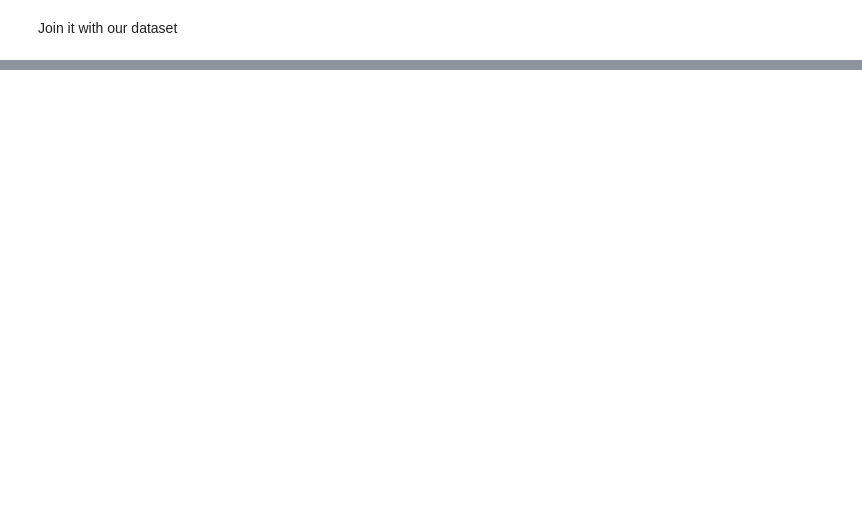
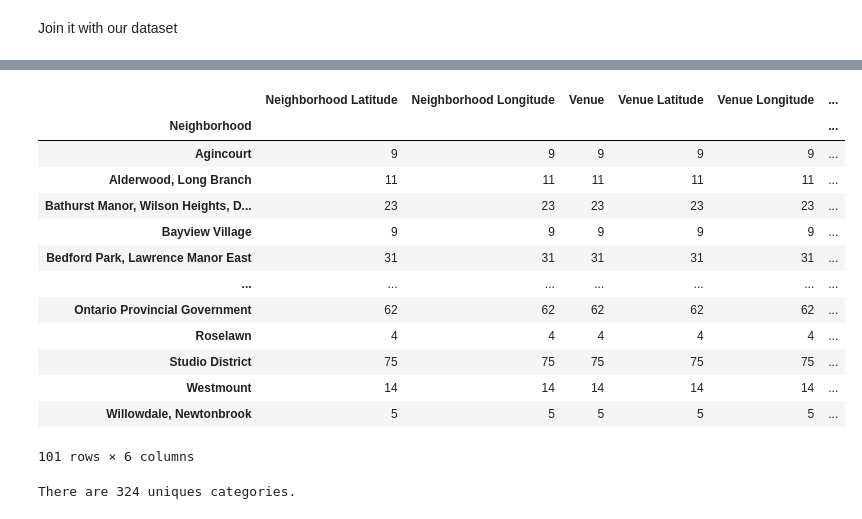
Before and after one commit to vkaramanis/Coursera_Capstone, a Jupyter notebook: Segmenting_and_Clustering_Neighborhoods_in_Toronto.ipynb, the cells around one changed output, grey strips where cells are left out. Cells and saved outputs as stored; diff of their text form; code cells hidden in the pictures; blank space fills up the shorter version.

```diff
--- a/Segmenting_and_Clustering_Neighborhoods_in_Toronto.ipynb
+++ b/Segmenting_and_Clustering_Neighborhoods_in_Toronto.ipynb
@@ -156,0 +144,18 @@ df.head()
+# %%
+map_newyork = folium.Map(location=[43.651070, -79.347015], zoom_start=10)
+
+# add markers to map
+for lat, lng, borough, neighborhood in zip(df['Latitude'], df['Longitude'], df['Borough'], df['Neighborhood']):
+    label = '{}, {}'.format(neighborhood, borough)
+    label = folium.Popup(label, parse_html=True)
+    folium.CircleMarker(
+        [lat, lng],
+        radius=5,
+        popup=label,
+        color='blue',
+        fill=True,
+        fill_color='#3186cc',
+        fill_opacity=0.7,
+        parse_html=False).add_to(map_newyork)
+
+map_newyork
@@ -156,0 +251,21 @@ df.head()
+# %%
+toronto_venues.groupby('Neighborhood').count()
+# %% [output]
+|  | Neighborhood Latitude | Neighborhood Longitude | Venue | Venue Latitude | Venue Longitude | ... |
+| Neighborhood |  |  |  |  |  | ... |
+| Agincourt | 9 | 9 | 9 | 9 | 9 | ... |
+| Alderwood, Long Branch | 11 | 11 | 11 | 11 | 11 | ... |
+| Bathurst Manor, Wilson Heights, D... | 23 | 23 | 23 | 23 | 23 | ... |
+| Bayview Village | 9 | 9 | 9 | 9 | 9 | ... |
+| Bedford Park, Lawrence Manor East | 31 | 31 | 31 | 31 | 31 | ... |
+| ... | ... | ... | ... | ... | ... | ... |
+| Ontario Provincial Government | 62 | 62 | 62 | 62 | 62 | ... |
+| Roselawn | 4 | 4 | 4 | 4 | 4 | ... |
+| Studio District | 75 | 75 | 75 | 75 | 75 | ... |
+| Westmount | 14 | 14 | 14 | 14 | 14 | ... |
+| Willowdale, Newtonbrook | 5 | 5 | 5 | 5 | 5 | ... |
+101 rows × 6 columns
+# %%
+print('There are {} uniques categories.'.format(len(toronto_venues['Venue Category'].unique())))
+# %% [output]
+There are 324 uniques categories.
```
Also changed, not shown: parts of 31 cells of this notebook.
